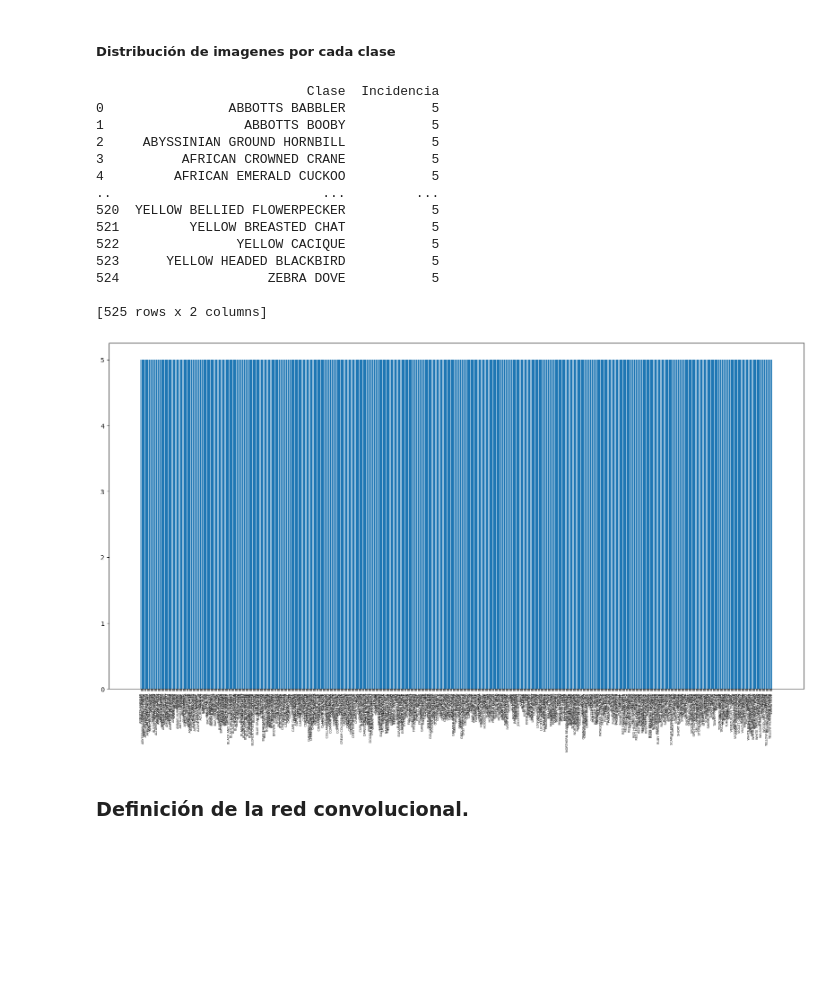
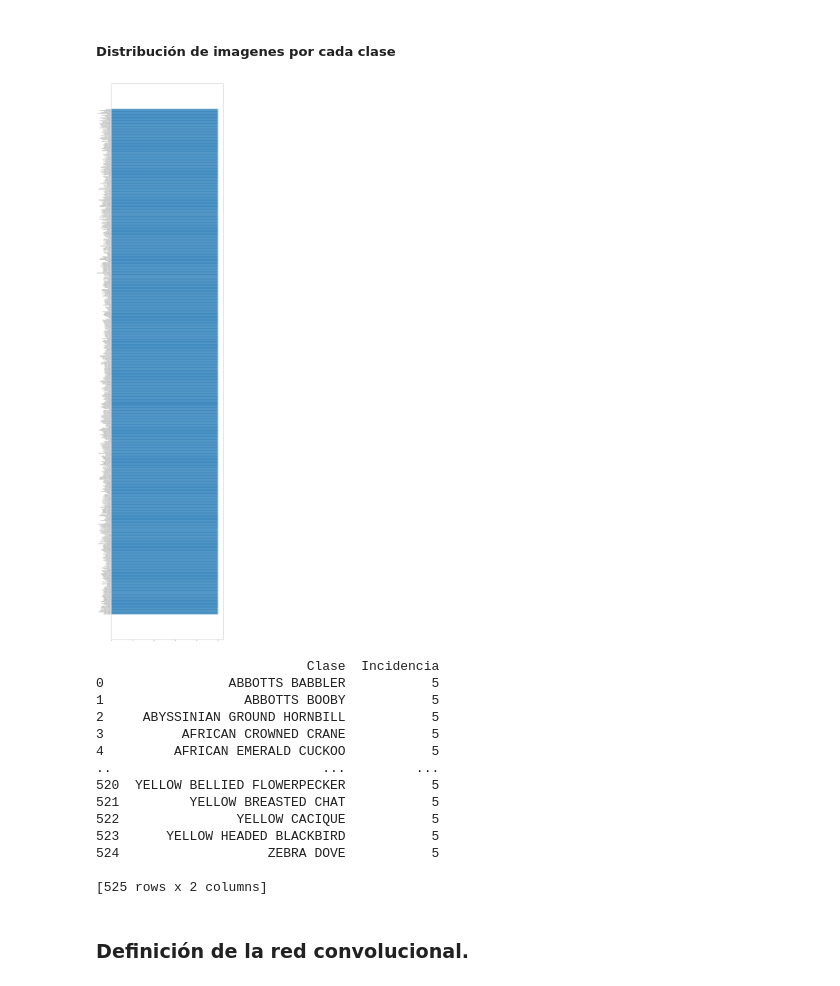
Before and after one commit to pabloamh27/CNN_-_LSTM_Project, a Jupyter notebook: CNN_Network.ipynb, the cells around one changed output. Saved outputs shown, nothing was run; the diff lists cells and outputs as text; code cells hidden in the pictures; blank space fills up the shorter version.

```diff
--- a/CNN_Network.ipynb
+++ b/CNN_Network.ipynb
@@ -121,15 +119,18 @@ incidencias = {clase: etiquetas.count(indice_clase) for indice_clase, clase in e
 ##### Distribución de imagenes por cada clase
 # %%
 # se grafican las incidencias con los nombres de las claces en forma vertical y con una funete muy pequeña
-plt.figure(figsize=(20, 10))
-plt.xticks(rotation=90, fontsize=5)
+#Do a graphic for 525 classes
+plt.figure(figsize=(20, 100))
+plt.barh(list(incidencias.keys()), list(incidencias.values()))
+plt.yticks(fontsize=7.5)
+plt.show()
 
-plt.bar(incidencias.keys(), incidencias.values())
 
 #haga una tabla con las incidencias de cada clase usando pandas
 df = pd.DataFrame(incidencias.items(), columns=['Clase', 'Incidencia'])
 print(df)
 # %% [output]
+[figure, new version]
                            Clase  Incidencia
 0                ABBOTTS BABBLER           5
 1                  ABBOTTS BOOBY           5
@@ -144,7 +145,6 @@ print(df)
 524                   ZEBRA DOVE           5
 
 [525 rows x 2 columns]
-[figure, old version]
 # %% [markdown]
 ### Definición de la red convolucional.
 # %%
```
Also changed, not shown: parts of 6 cells of this notebook, 1 other file.
